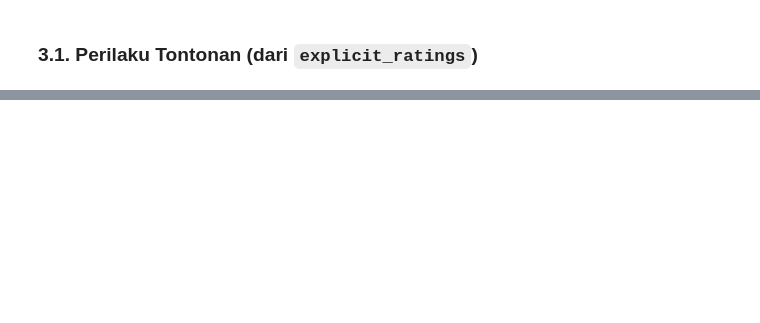
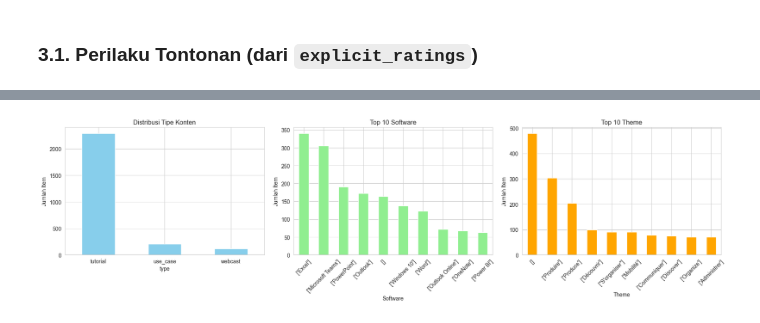
Before and after one commit to zakizulham/E_Learning_Recommender_System, a Jupyter notebook: notebooks/00_EDA.ipynb, the cells around one changed output, grey strips where cells are left out. Drawn from its saved outputs; the diff is of its cells as text; code cells hidden in the pictures; blank space fills up the shorter version.

```diff
--- a/notebooks/00_EDA.ipynb
+++ b/notebooks/00_EDA.ipynb
@@ -290,0 +232,33 @@ Kita sekarang siap untuk **Langkah 1: Feature Engineering**.
+# %%
+# Mengisi NaN dengan 'Unknown' agar bisa di-plot (Praktik aman, meskipun data kita bersih)
+df_items['type'] = df_items['type'].fillna('Unknown')
+df_items['Software'] = df_items['Software'].fillna('Unknown')
+df_items['Theme'] = df_items['Theme'].fillna('Unknown')
+
+plt.figure(figsize=(18, 5))
+
+# Plot 1: Tipe Konten
+plt.subplot(1, 3, 1)
+df_items['type'].value_counts().plot(kind='bar', color='skyblue')
+plt.title('Distribusi Tipe Konten')
+plt.ylabel('Jumlah Item')
+plt.xticks(rotation=0)
+
+# Plot 2: Top 10 Software
+plt.subplot(1, 3, 2)
+df_items['Software'].value_counts().head(10).plot(kind='bar', color='lightgreen')
+plt.title('Top 10 Software')
+plt.ylabel('Jumlah Item')
+plt.xticks(rotation=45)
+
+# Plot 3: Top 10 Theme
+plt.subplot(1, 3, 3)
+df_items['Theme'].value_counts().head(10).plot(kind='bar', color='orange')
+plt.title('Top 10 Theme')
+plt.ylabel('Jumlah Item')
+plt.xticks(rotation=45)
+
+plt.tight_layout()
+plt.show()
+# %% [output]
+[figure, added]
```
Also changed, not shown: parts of 26 cells of this notebook.
